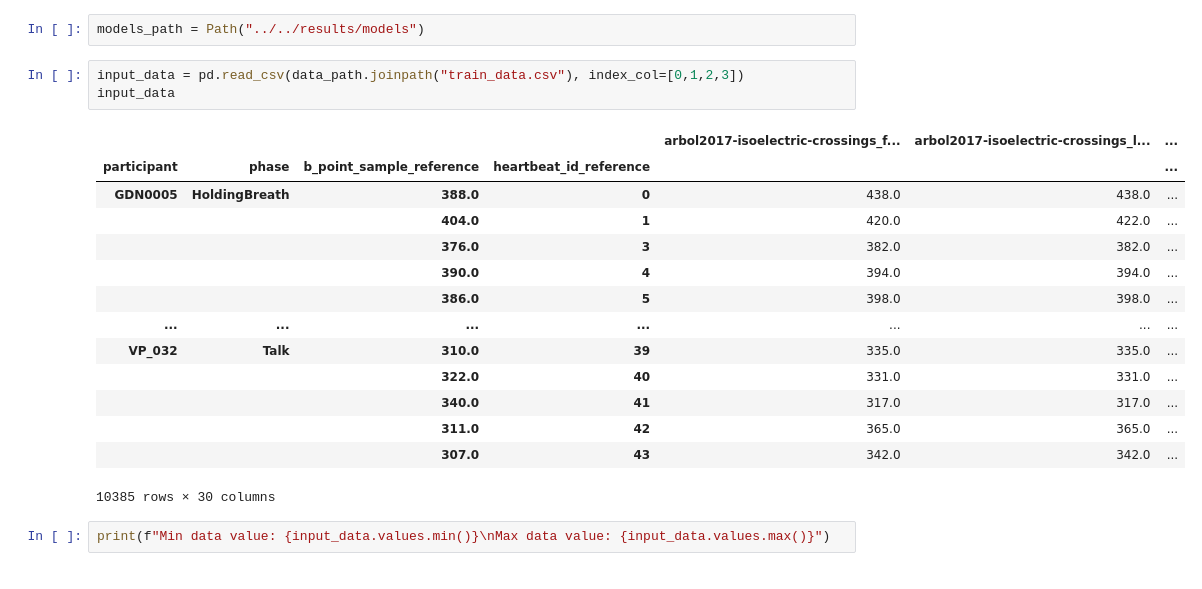
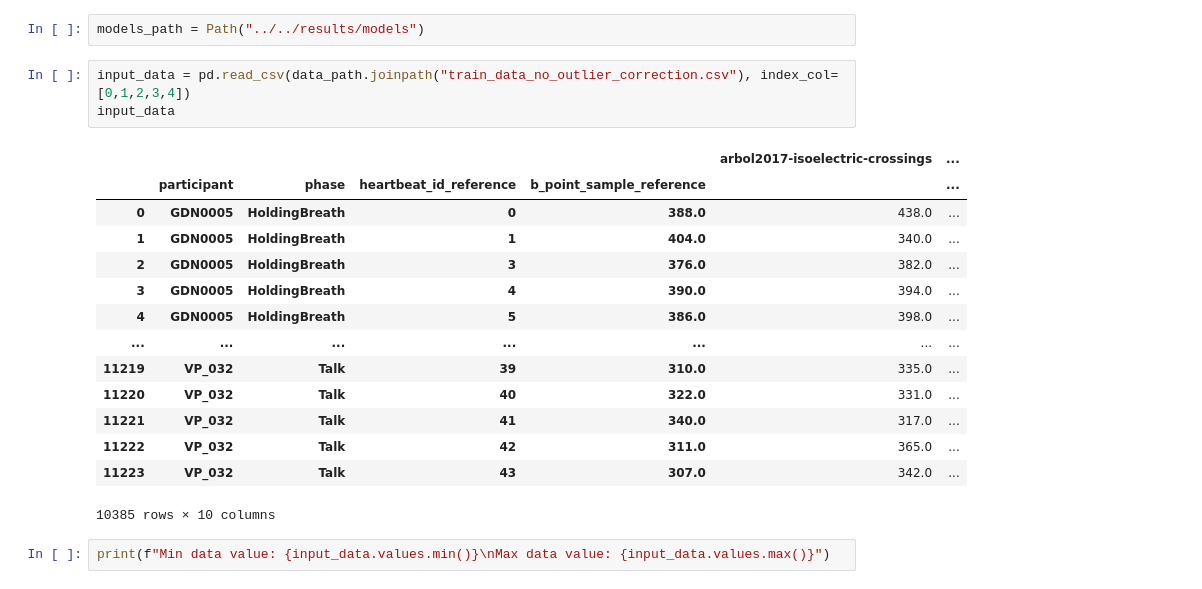
Before and after one commit to empkins/pepbench, a Jupyter notebook: experiments/pep_algorithm_benchmarking/notebooks/ML_analysis/Regression.ipynb, the cells around one changed output. Cells and saved outputs as stored; diff of their text form.

Commit message:
Adapted Notebooks to exclude Outlier Correction

```diff
--- a/experiments/pep_algorithm_benchmarking/notebooks/ML_analysis/Regression.ipynb
+++ b/experiments/pep_algorithm_benchmarking/notebooks/ML_analysis/Regression.ipynb
@@ -46,23 +38,23 @@ WindowsPath('../../results/data')
 # %%
 models_path = Path("../../results/models")
 # %%
-input_data = pd.read_csv(data_path.joinpath("train_data.csv"), index_col=[0,1,2,3])
+input_data = pd.read_csv(data_path.joinpath("train_data_no_outlier_correction.csv"), index_col=[0,1,2,3,4])
 input_data
 # %% [output]
-|  |  |  |  | arbol2017-isoelectric-crossings_f... | arbol2017-isoelectric-crossings_l... | ... |
-| participant | phase | b_point_sample_reference | heartbeat_id_reference |  |  | ... |
-| GDN0005 | HoldingBreath | 388.0 | 0 | 438.0 | 438.0 | ... |
-|  |  | 404.0 | 1 | 420.0 | 422.0 | ... |
-|  |  | 376.0 | 3 | 382.0 | 382.0 | ... |
-|  |  | 390.0 | 4 | 394.0 | 394.0 | ... |
-|  |  | 386.0 | 5 | 398.0 | 398.0 | ... |
+|  |  |  |  |  | arbol2017-isoelectric-crossings | ... |
+|  | participant | phase | heartbeat_id_reference | b_point_sample_reference |  | ... |
+| 0 | GDN0005 | HoldingBreath | 0 | 388.0 | 438.0 | ... |
+| 1 | GDN0005 | HoldingBreath | 1 | 404.0 | 340.0 | ... |
+| 2 | GDN0005 | HoldingBreath | 3 | 376.0 | 382.0 | ... |
+| 3 | GDN0005 | HoldingBreath | 4 | 390.0 | 394.0 | ... |
+| 4 | GDN0005 | HoldingBreath | 5 | 386.0 | 398.0 | ... |
 | ... | ... | ... | ... | ... | ... | ... |
-| VP_032 | Talk | 310.0 | 39 | 335.0 | 335.0 | ... |
-|  |  | 322.0 | 40 | 331.0 | 331.0 | ... |
-|  |  | 340.0 | 41 | 317.0 | 317.0 | ... |
-|  |  | 311.0 | 42 | 365.0 | 365.0 | ... |
-|  |  | 307.0 | 43 | 342.0 | 342.0 | ... |
+| 11219 | VP_032 | Talk | 39 | 310.0 | 335.0 | ... |
+| 11220 | VP_032 | Talk | 40 | 322.0 | 331.0 | ... |
+| 11221 | VP_032 | Talk | 41 | 340.0 | 317.0 | ... |
+| 11222 | VP_032 | Talk | 42 | 311.0 | 365.0 | ... |
+| 11223 | VP_032 | Talk | 43 | 307.0 | 342.0 | ... |
-10385 rows × 30 columns
+10385 rows × 10 columns
 # %%
 print(f"Min data value: {input_data.values.min()}\nMax data value: {input_data.values.max()}")
 # %% [output]
```
Also changed, not shown: parts of 12 cells of this notebook, 5 other files.
